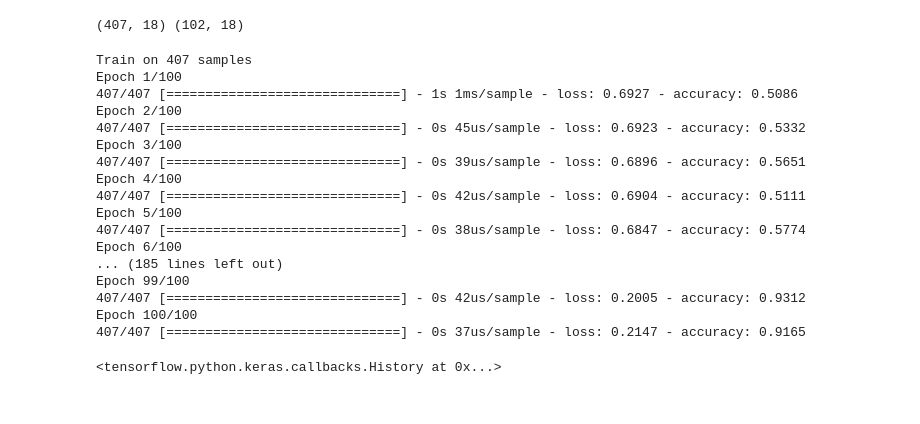
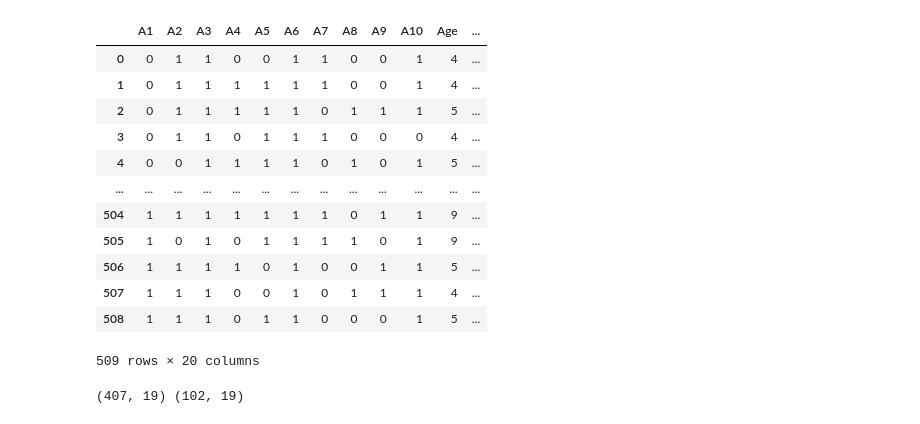
Before and after one commit to Christopher-Carter/Android-Studio-Project, a Jupyter notebook: Python (Jupyter)/1 - Tensorflow_Save_Model.ipynb, the cells around one changed output. Drawn from its saved outputs; the diff is of its cells as text; code cells hidden in the pictures.

```diff
--- a/Python (Jupyter)/1 - Tensorflow_Save_Model.ipynb
+++ b/Python (Jupyter)/1 - Tensorflow_Save_Model.ipynb
@@ -167,0 +157,16 @@ x_train, x_test,y_train, y_test = train_test_split(x, y,train_size=0.8)
+# %%
+data
+# %% [output]
+|  | A1 | A2 | A3 | A4 | A5 | A6 | A7 | A8 | A9 | A10 | Age | ... |
+| 0 | 0 | 1 | 1 | 0 | 0 | 1 | 1 | 0 | 0 | 1 | 4 | ... |
+| 1 | 0 | 1 | 1 | 1 | 1 | 1 | 1 | 0 | 0 | 1 | 4 | ... |
+| 2 | 0 | 1 | 1 | 1 | 1 | 1 | 0 | 1 | 1 | 1 | 5 | ... |
+| 3 | 0 | 1 | 1 | 0 | 1 | 1 | 1 | 0 | 0 | 0 | 4 | ... |
+| 4 | 0 | 0 | 1 | 1 | 1 | 1 | 0 | 1 | 0 | 1 | 5 | ... |
+| ... | ... | ... | ... | ... | ... | ... | ... | ... | ... | ... | ... | ... |
+| 504 | 1 | 1 | 1 | 1 | 1 | 1 | 1 | 0 | 1 | 1 | 9 | ... |
+| 505 | 1 | 0 | 1 | 0 | 1 | 1 | 1 | 1 | 0 | 1 | 9 | ... |
+| 506 | 1 | 1 | 1 | 1 | 0 | 1 | 0 | 0 | 1 | 1 | 5 | ... |
+| 507 | 1 | 1 | 1 | 0 | 0 | 1 | 0 | 1 | 1 | 1 | 4 | ... |
+| 508 | 1 | 1 | 1 | 0 | 1 | 1 | 0 | 0 | 0 | 1 | 5 | ... |
+509 rows × 20 columns
@@ -169,9 +183,9 @@ x_train, x_test,y_train, y_test = train_test_split(x, y,train_size=0.8)
 #mnist = tf.keras.datasets.mnist
 #(x_train,y_train),(x_test,y_test) = mnist.load_data()
 
-x_train= tf.keras.utils.normalize(x_train,axis=1)
-x_test= tf.keras.utils.normalize(x_test,axis=1)
+X_train= normalize(X_train, axis = 1)
+X_test= normalize(X_test, axis = 1)
 
-print (x_train.shape,x_test.shape)
+print(X_train.shape, X_test.shape)
 # %% [output]
-(407, 18) (102, 18)
+(407, 19) (102, 19)
@@ -178,32 +198,15 @@ print (x_train.shape,x_test.shape)
 # %%
 # Create model and fit data to it
-model = tf.keras.models.Sequential()
-model.add(tf.keras.layers.Dense(32, input_shape=(18,), activation = tf.nn.relu))
-model.add(tf.keras.layers.Dense(64, activation = tf.nn.relu))
-model.add(tf.keras.layers.Dense(64, activation = tf.nn.relu))
-model.add(tf.keras.layers.Dense(64, activation = tf.nn.relu))
-model.add(tf.keras.layers.Dense(1,activation = tf.nn.sigmoid))
+model = Sequential()
 
-model.compile(optimizer = 'adam',loss = 'binary_crossentropy',metrics=['accuracy'])
-#model.compile(loss='categorical_crossentropy', optimizer='adam', metrics=['accuracy'])
+# Input Layer
+model.add(Dense(19, input_shape=(19,), activation = 'relu'))
 
-model.fit(x_train,y_train,epochs = 100)
+# Hidden Layers
+model.add(Dense(38, activation = 'relu'))
+model.add(Dense(38, activation = 'relu'))
+
+# Output Layer
+model.add(Dense(1, activation = 'sigmoid'))
+
+model.compile(optimizer = 'adam', loss = 'binary_crossentropy', metrics=['accuracy'])
-# %% [output]
-Train on 407 samples
-Epoch 1/100
-407/407 [==============================] - 1s 1ms/sample - loss: 0.6927 - accuracy: 0.5086
-Epoch 2/100
-407/407 [==============================] - 0s 45us/sample - loss: 0.6923 - accuracy: 0.5332
-Epoch 3/100
-407/407 [==============================] - 0s 39us/sample - loss: 0.6896 - accuracy: 0.5651
-Epoch 4/100
-407/407 [==============================] - 0s 42us/sample - loss: 0.6904 - accuracy: 0.5111
-Epoch 5/100
-407/407 [==============================] - 0s 38us/sample - loss: 0.6847 - accuracy: 0.5774
-Epoch 6/100
-... (185 lines left out)
-Epoch 99/100
-407/407 [==============================] - 0s 42us/sample - loss: 0.2005 - accuracy: 0.9312
-Epoch 100/100
-407/407 [==============================] - 0s 37us/sample - loss: 0.2147 - accuracy: 0.9165
-<tensorflow.python.keras.callbacks.History at 0x...>
```
Also changed, not shown: parts of 24 cells of this notebook.
